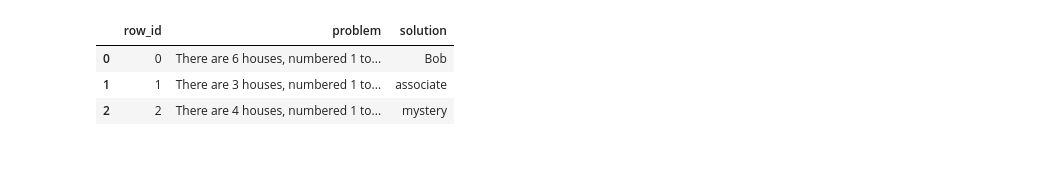
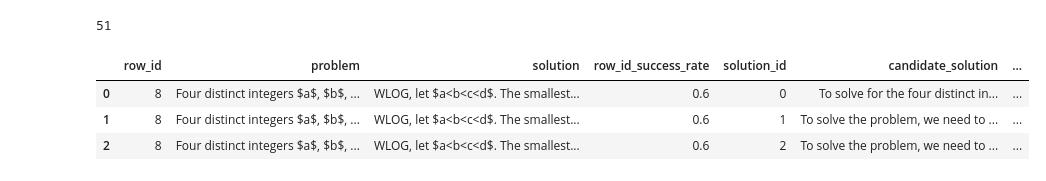
Before and after one commit to sasilver75/cohere-reasoning-v5, a Jupyter notebook: scratch.ipynb, the cells around one changed output. Drawn from its saved outputs; the diff is of its cells as text; code cells hidden in the pictures.

Commit message:
the 20 record MATH retry with .9 cutoff

```diff
--- a/scratch.ipynb
+++ b/scratch.ipynb
@@ -5,10 +5,12 @@ pd.set_option('display.max_colwidth', None)
 pd.set_option('display.max_columns', None)
 pd.set_option('display.width', None)
 # %%
-df = pd.read_csv("datasets/original/zebralogic_mc.csv")
+df = pd.read_csv("datasets/experiments/experiment-MATH-qwen2.5_70b-100-12_16_2024-new-verification/interesting_problems.csv")
+print(len(df))
 df.head(3)
 # %% [output]
+51
-|  | row_id | problem | solution |
-| 0 | 0 | There are 6 houses, numbered 1 to... | Bob |
-| 1 | 1 | There are 3 houses, numbered 1 to... | associate |
-| 2 | 2 | There are 4 houses, numbered 1 to... | mystery |
+|  | row_id | problem | solution | row_id_success_rate | solution_id | candidate_solution | ... |
+| 0 | 8 | Four distinct integers $a$, $b$, ... | WLOG, let $a<b<c<d$. The smallest... | 0.6 | 0 | To solve for the four distinct in... | ... |
+| 1 | 8 | Four distinct integers $a$, $b$, ... | WLOG, let $a<b<c<d$. The smallest... | 0.6 | 1 | To solve the problem, we need to ... | ... |
+| 2 | 8 | Four distinct integers $a$, $b$, ... | WLOG, let $a<b<c<d$. The smallest... | 0.6 | 2 | To solve the problem, we need to ... | ... |
```
Also changed, not shown: 16 other files.
